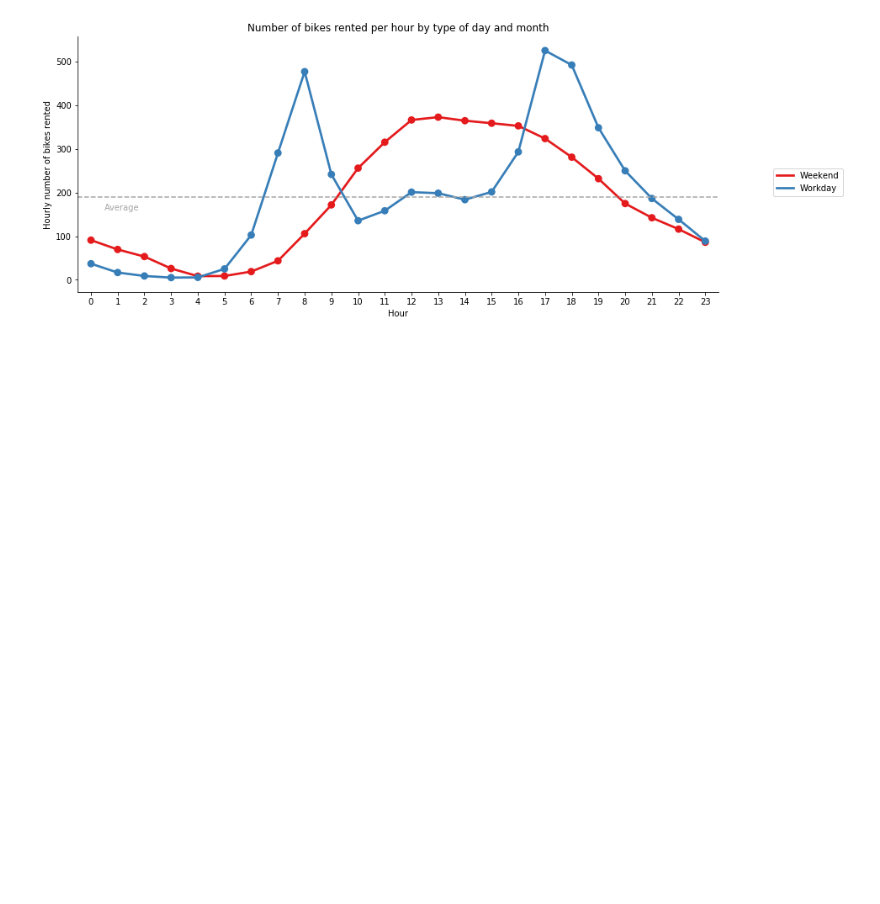
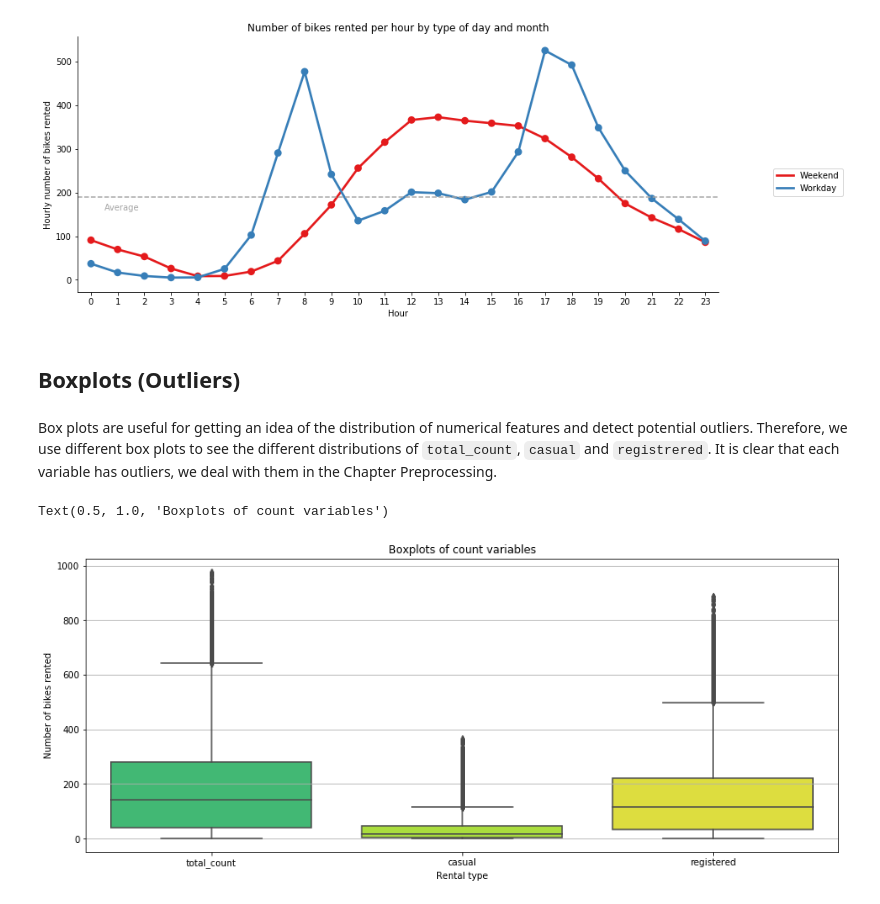
Before and after one commit to lhandal/bike_sharing_dask, a Jupyter notebook: Dask_Bike-Sharing_Leandro_Handal.ipynb, the cells around one changed output. Cells and saved outputs as stored; diff of their text form; code cells hidden in the pictures; blank space fills up the shorter version.

Commit message:
EDA - Boxplots (Outliers)

```diff
--- a/Dask_Bike-Sharing_Leandro_Handal.ipynb
+++ b/Dask_Bike-Sharing_Leandro_Handal.ipynb
@@ -380,3 +380,20 @@ plt.text(0.5, hour.total_count.mean().compute() - 30, "Average", color="#a5a5a5"
 # %% [output]
 Text(0.5, 159.46308763450142, 'Average')
 [figure]
+# %% [markdown]
+## Boxplots (Outliers)<a class="anchor" id="3.3"></a>
+# %% [markdown]
+Box plots are useful for getting an idea of the distribution of numerical features and detect potential outliers. Therefore, we use different box plots to see the different distributions of `total_count`, `casual` and `registrered`. It is clear that each variable has outliers, we deal with them in the Chapter Preprocessing.
+# %%
+plt.subplots(figsize=(15, 6))
+sns.boxplot(
+    data=hour[["total_count", "casual", "registered"]].compute(),
+    palette=["#2ecc71", "#b4f724", "#f7f725"],
+)
+plt.grid(which="major", axis="y")
+plt.xlabel("Rental type")
+plt.ylabel("Number of bikes rented")
+plt.title("Boxplots of count variables")
+# %% [output]
+Text(0.5, 1.0, 'Boxplots of count variables')
+[figure, added]
```
Also changed, not shown: parts of 2 cells of this notebook.
